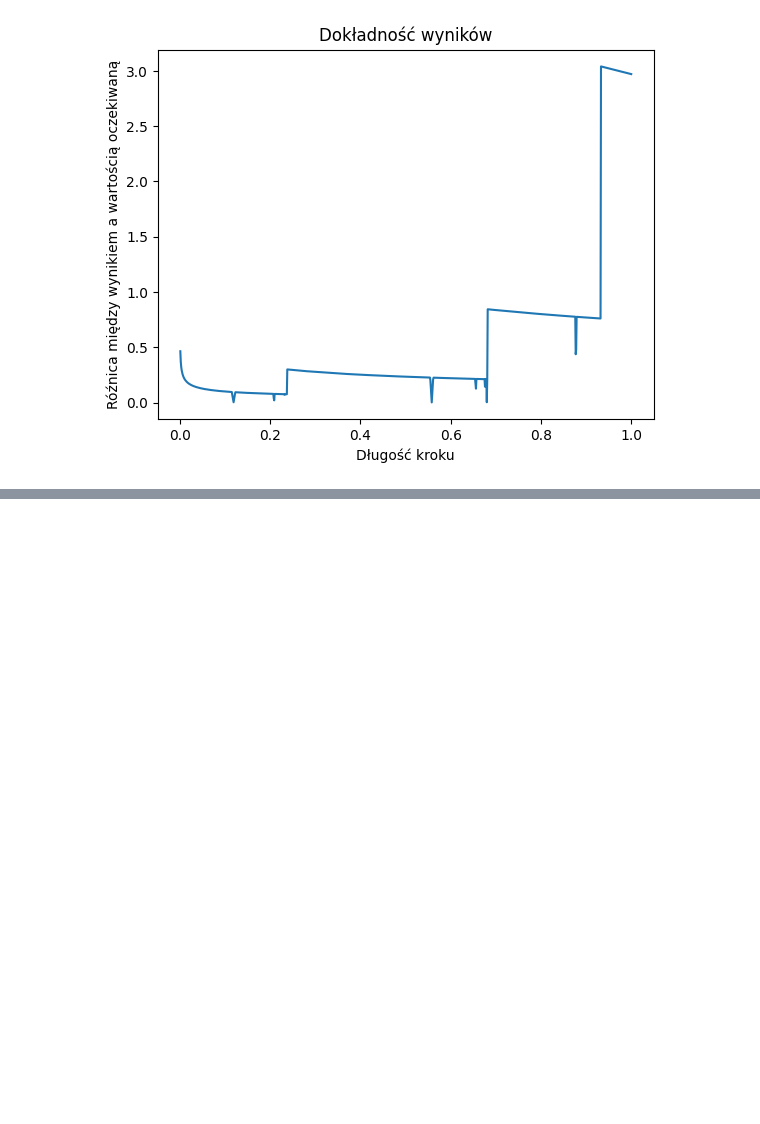
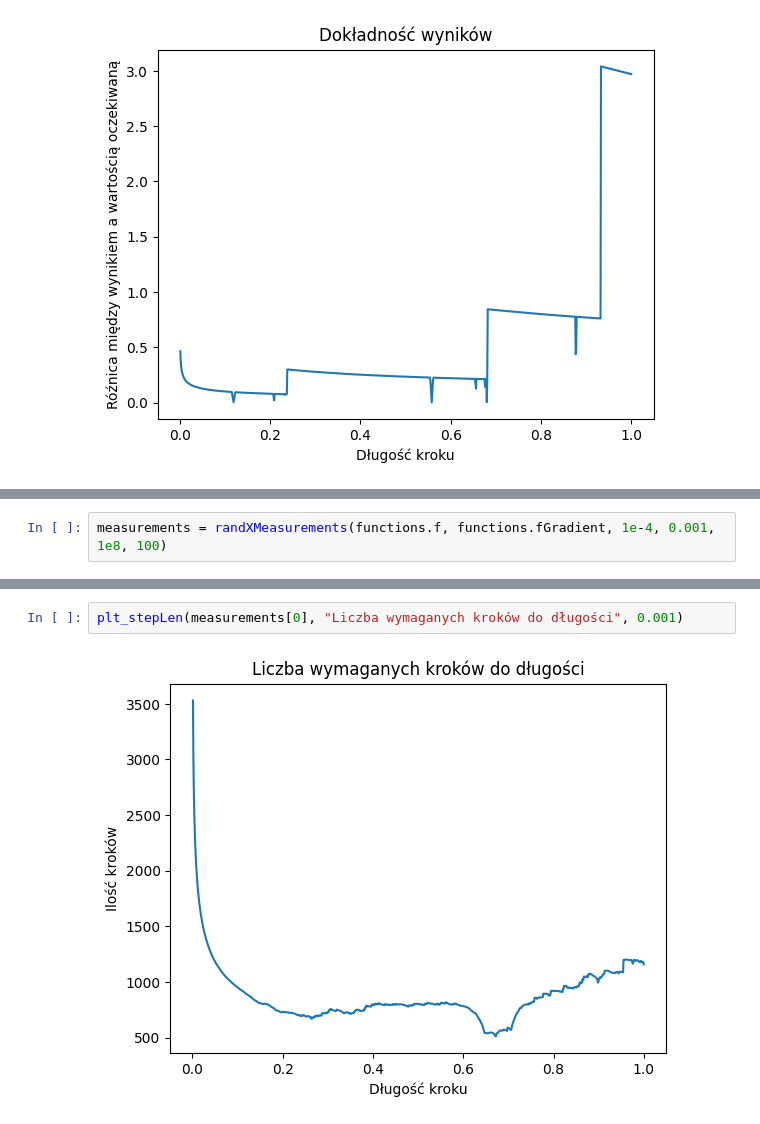
Before and after one commit to mbo009/WSI23Z, a Jupyter notebook: LAB01/Untitled.ipynb, the cells around one changed output, grey strips where cells are left out. Drawn from its saved outputs; the diff is of its cells as text; blank space fills up the shorter version.

```diff
--- a/LAB01/Untitled.ipynb
+++ b/LAB01/Untitled.ipynb
@@ -112,0 +135,2 @@ Wybieramy losowe wartości x0 od -2.9 do 2.9, ponieważ poza tym obszarem inne a
+# %%
+measurements = randXMeasurements(functions.f, functions.fGradient, 1e-4, 0.001, 1e8, 100)
@@ -112,0 +143,4 @@ Wybieramy losowe wartości x0 od -2.9 do 2.9, ponieważ poza tym obszarem inne a
+# %%
+plt_stepLen(measurements[0], "Liczba wymaganych kroków do długości", 0.001)
+# %% [output]
+[figure, added]
```
Also changed, not shown: parts of 11 cells of this notebook, 1 other file.
